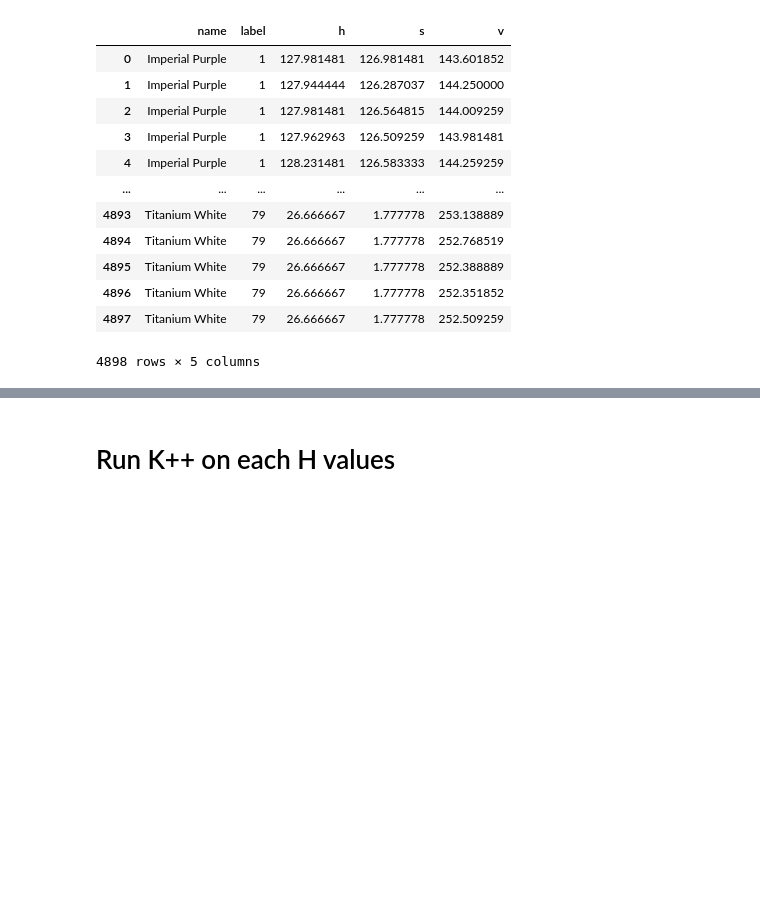
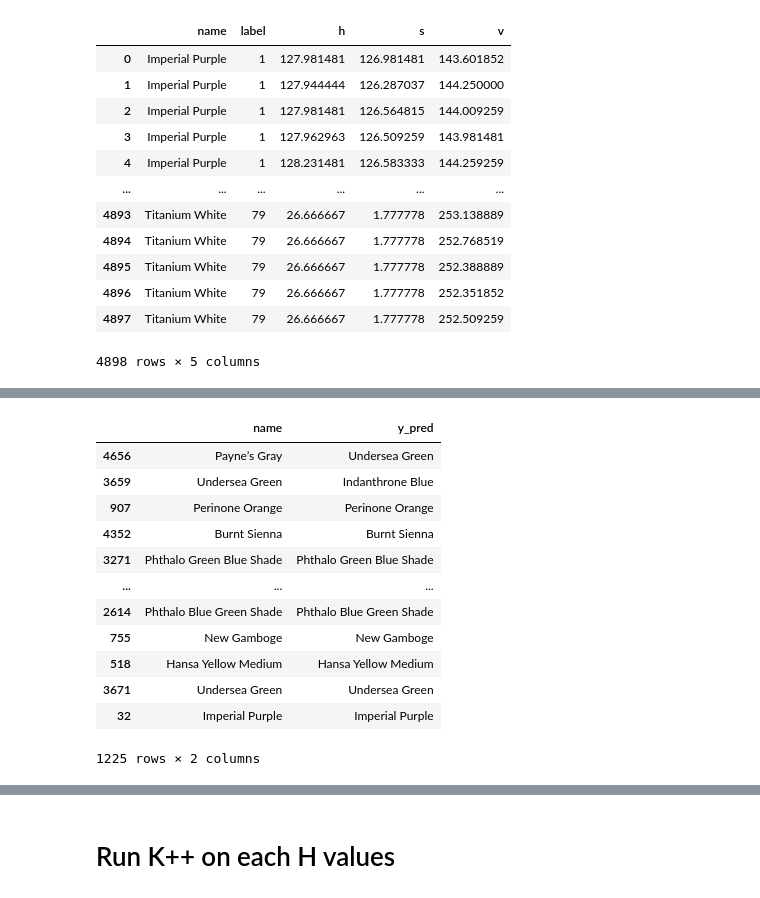
Before and after one commit to skyelong/Insight_Project_old, a Jupyter notebook: testing/Shifted H clustering.ipynb, the cells around one changed output, grey strips where cells are left out. Cells and saved outputs as stored; diff of their text form; code cells hidden in the pictures; blank space fills up the shorter version.

```diff
--- a/testing/Shifted H clustering.ipynb
+++ b/testing/Shifted H clustering.ipynb
@@ -233,0 +281,2 @@ def shift_h_df(data, v_thresh, s_thresh):
+# %%
+knn.fit(X_train, y_train)
@@ -233,0 +287,2 @@ def shift_h_df(data, v_thresh, s_thresh):
+# %%
+y_pred = knn.predict(X_test)
@@ -233,0 +336,18 @@ def shift_h_df(data, v_thresh, s_thresh):
+# %%
+y_df2["y_pred"] = y_pred
+# %%
+y_df2
+# %% [output]
+|  | name | y_pred |
+| 4656 | Payne’s Gray | Undersea Green |
+| 3659 | Undersea Green | Indanthrone Blue |
+| 907 | Perinone Orange | Perinone Orange |
+| 4352 | Burnt Sienna | Burnt Sienna |
+| 3271 | Phthalo Green Blue Shade | Phthalo Green Blue Shade |
+| ... | ... | ... |
+| 2614 | Phthalo Blue Green Shade | Phthalo Blue Green Shade |
+| 755 | New Gamboge | New Gamboge |
+| 518 | Hansa Yellow Medium | Hansa Yellow Medium |
+| 3671 | Undersea Green | Undersea Green |
+| 32 | Imperial Purple | Imperial Purple |
+1225 rows × 2 columns
```
Also changed, not shown: parts of 37 cells of this notebook, 1 other file.
